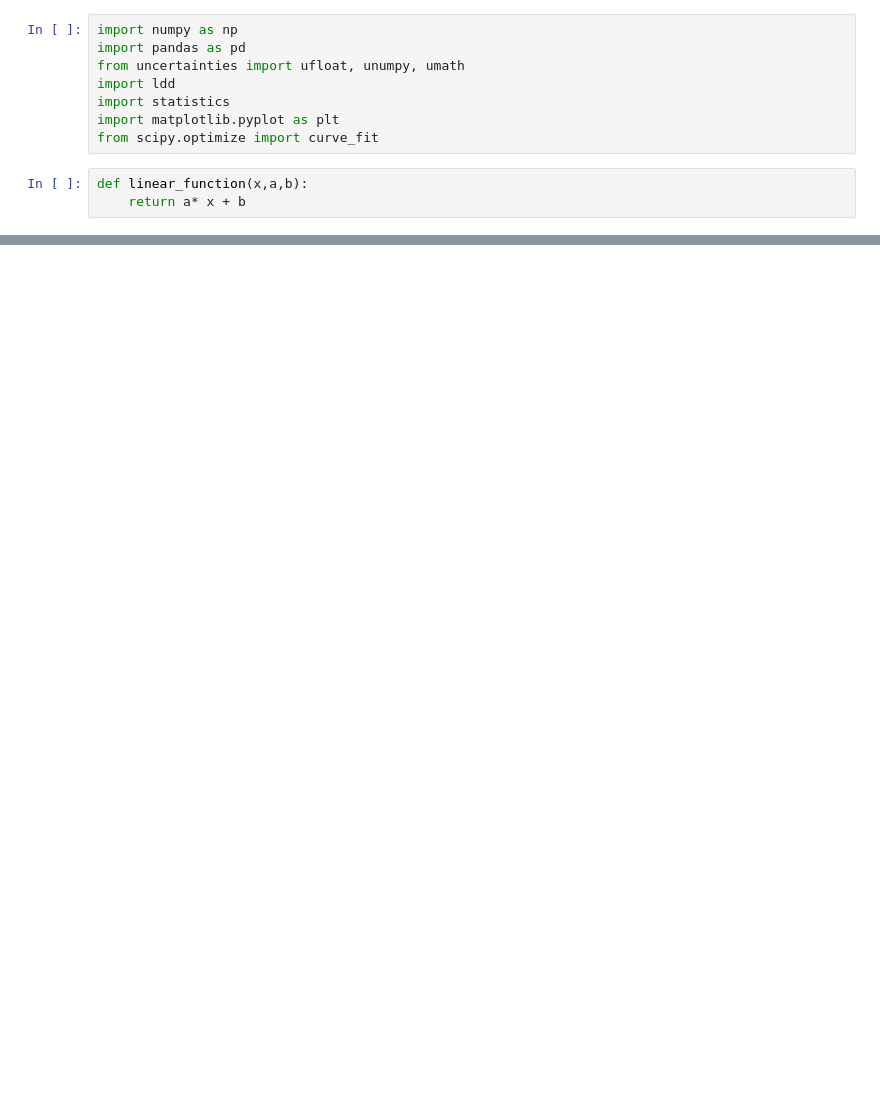
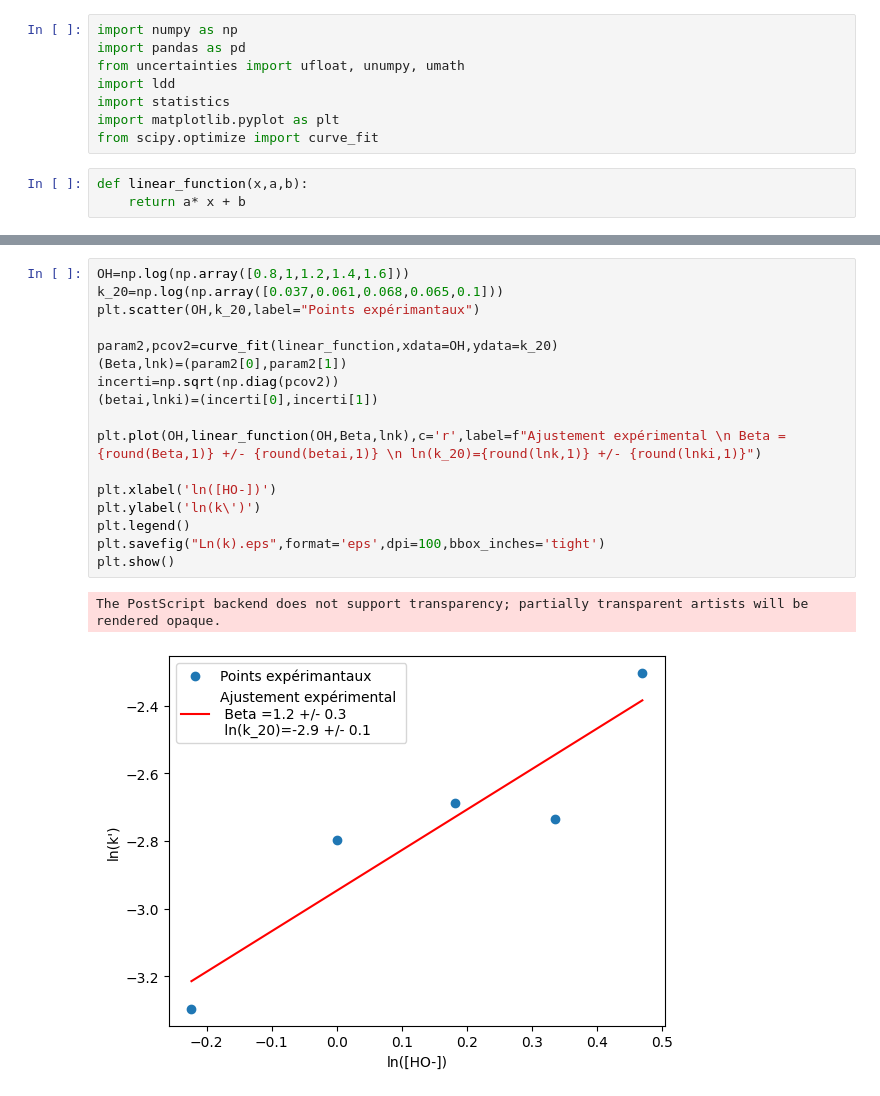
Before and after one commit to Duffy-y/TP-Saclay, a Jupyter notebook: Cinétique_TP/TP_Cinetique.ipynb, the cells around one changed output, grey strips where cells are left out. Cells and saved outputs as stored; diff of their text form; blank space fills up the shorter version.

```diff
--- a/Cinétique_TP/TP_Cinetique.ipynb
+++ b/Cinétique_TP/TP_Cinetique.ipynb
@@ -67,3 +67,23 @@ f=open("TableauCinétique.txt",'w')
 f.write(tableau)
 # %% [output]
 1923
+# %%
+OH=np.log(np.array([0.8,1,1.2,1.4,1.6]))
+k_20=np.log(np.array([0.037,0.061,0.068,0.065,0.1]))
+plt.scatter(OH,k_20,label="Points expérimantaux")
+
+param2,pcov2=curve_fit(linear_function,xdata=OH,ydata=k_20)
+(Beta,lnk)=(param2[0],param2[1])
+incerti=np.sqrt(np.diag(pcov2))
+(betai,lnki)=(incerti[0],incerti[1])
+
+plt.plot(OH,linear_function(OH,Beta,lnk),c='r',label=f"Ajustement expérimental \n Beta ={round(Beta,1)} +/- {round(betai,1)} \n ln(k_20)={round(lnk,1)} +/- {round(lnki,1)}")
+
+plt.xlabel('ln([HO-])')
+plt.ylabel('ln(k\')')
+plt.legend()
+plt.savefig("Ln(k).eps",format='eps',dpi=100,bbox_inches='tight')
+plt.show()
+# %% [output]
+The PostScript backend does not support transparency; partially transparent artists will be rendered opaque.
+[figure, added]
```
Also changed, not shown: parts of 6 cells of this notebook, 10 other files.
